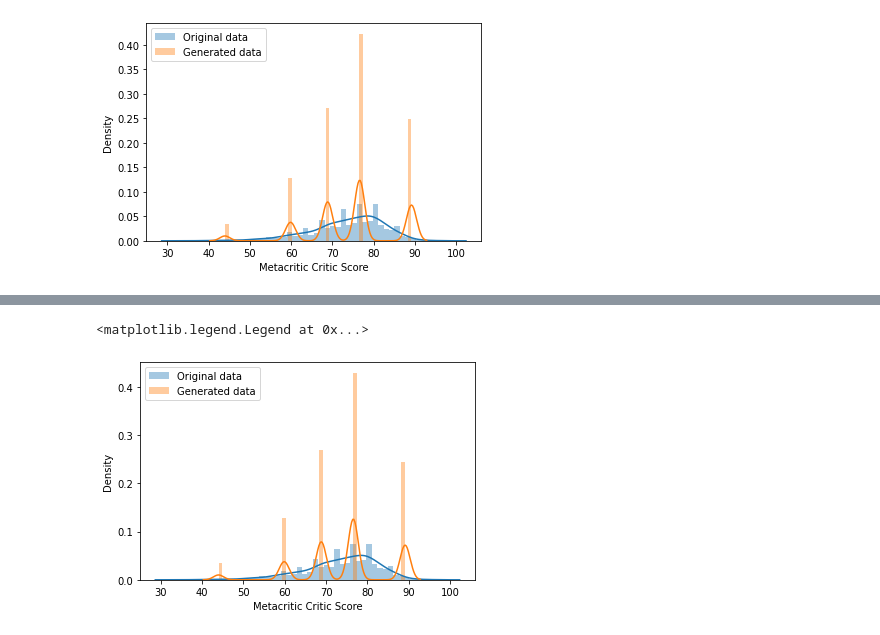
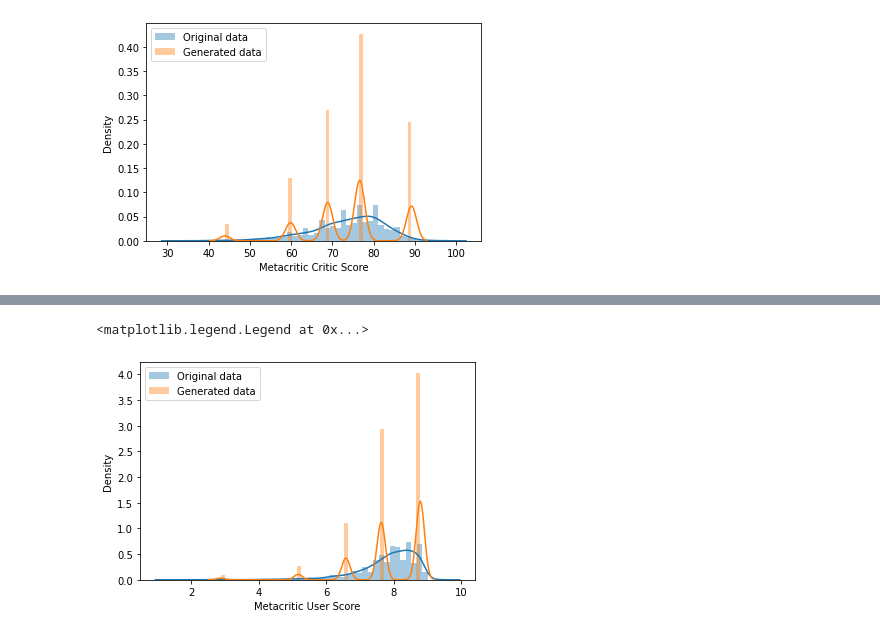
Before and after one commit to alievilya/Data-analysis-course-project, a Jupyter notebook: Lab3.ipynb, the cells around one changed output, grey strips where cells are left out. Cells and saved outputs as stored; diff of their text form; code cells hidden in the pictures.

```diff
--- a/Lab3.ipynb
+++ b/Lab3.ipynb
@@ -337,0 +514,6 @@ nx.draw(G_K2, pos, with_labels=True,font_weight='bold')
+# %%
+# Choose nodes based on previous multivariate analysis
+targetlist = [('Metacritic Critic Score', 'AOTY Critic Score'), ('Metacritic Critic Score', 'AOTY User Score'), ('Metacritic Critic Score', 'Metacritic User Score'),
+              ('Metacritic Reviews', 'AOTY Critic Reviews'), ('Metacritic User Score', 'AOTY User Score'), ('Metacritic User Score', 'AOTY Critic Score'),
+              ('Metacritic User Reviews', 'AOTY User Reviews'), ('AOTY Critic Score', 'AOTY User Score'), ('AOTY Critic Reviews', 'AOTY User Reviews')]
+targetlist
@@ -348,0 +537,14 @@ sample_K2 = sampling(best_model_new, transformed_data, 46193)
+# %%
+# Build a Bayesian network for chosen set of variables. Choose its structure on the basis multivariate analysis and train distributions in nodes using chosen algorithm.
+network1 = BayesianModel(targetlist)
+
+G = nx.DiGraph()
+G.add_edges_from(network1.edges())
+pos = nx.layout.circular_layout(G)
+nx.draw(G, pos, with_labels=True, font_weight='bold')
+
+network1.fit(transformed_data)
+print(network1.check_model())
+
+# Use sampling
+graph1 = sampling(network1, transformed_data, n=2000)
@@ -348,0 +569,13 @@ sample_K2 = sampling(best_model_new, transformed_data, 46193)
+# %%
+# 2 structure learning algorithm - TreeSearch
+
+ts = TreeSearch(transformed_data, root_node="Metacritic Critic Score")
+best_model_2 = ts.estimate()
+# %%
+G_K2 = nx.DiGraph()
+G_K2.add_edges_from(best_model_2.edges())
+pos = nx.layout.circular_layout(G_K2)
+nx.draw(G_K2, pos, with_labels=True,font_weight='bold')
+
+# Train dist in nodes
+sample_ts = sampling(best_model_2, transformed_data, 46193)
@@ -447,8 +662,8 @@ draw_comparative_hist('Format',transformed_data,sample_BDeuScore)
 # %%
-sns.distplot(source_df['Metacritic Critic Score'], label='Original data')
-sns.distplot(sample_BDeuScore['Metacritic Critic Score'], label='Generated data')
+sns.distplot(source_df['Metacritic User Score'], label='Original data')
+sns.distplot(sample_ts['Metacritic User Score'], label='Generated data')
 plt.legend()
 # %% [output]
 <matplotlib.legend.Legend at 0x...>
-[figure, old version]
+[figure, new version]
 # %%
```
Also changed, not shown: parts of 39 cells of this notebook.
